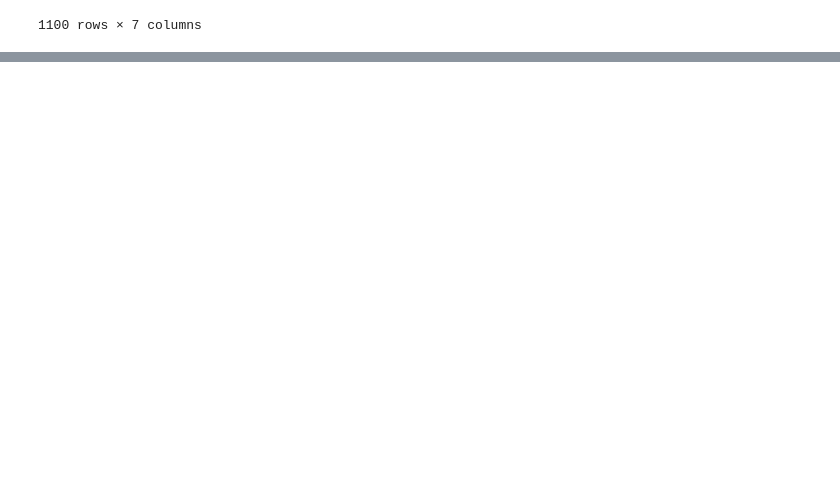
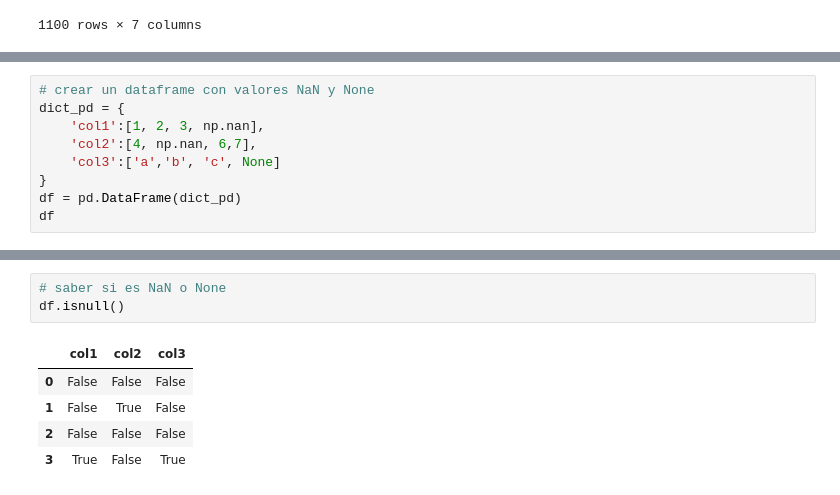
Before and after one commit to M-Alejo/numpy_pandas, a Jupyter notebook: bases_pandas_numpy.ipynb, the cells around one changed output, grey strips where cells are left out. Saved outputs shown, nothing was run; the diff lists cells and outputs as text; blank space fills up the shorter version.

```diff
--- a/bases_pandas_numpy.ipynb
+++ b/bases_pandas_numpy.ipynb
@@ -968,0 +971,9 @@ df_libros_copia
+# %%
+# crear un dataframe con valores NaN y None
+dict_pd = {
+    'col1':[1, 2, 3, np.nan],
+    'col2':[4, np.nan, 6,7],
+    'col3':['a','b', 'c', None]
+}
+df = pd.DataFrame(dict_pd)
+df
@@ -968,0 +986,9 @@ df_libros_copia
+# %%
+# saber si es NaN o None
+df.isnull()
+# %% [output]
+|  | col1 | col2 | col3 |
+| 0 | False | False | False |
+| 1 | False | True | False |
+| 2 | False | False | False |
+| 3 | True | False | True |
```
Also changed, not shown: parts of 7 cells of this notebook.
